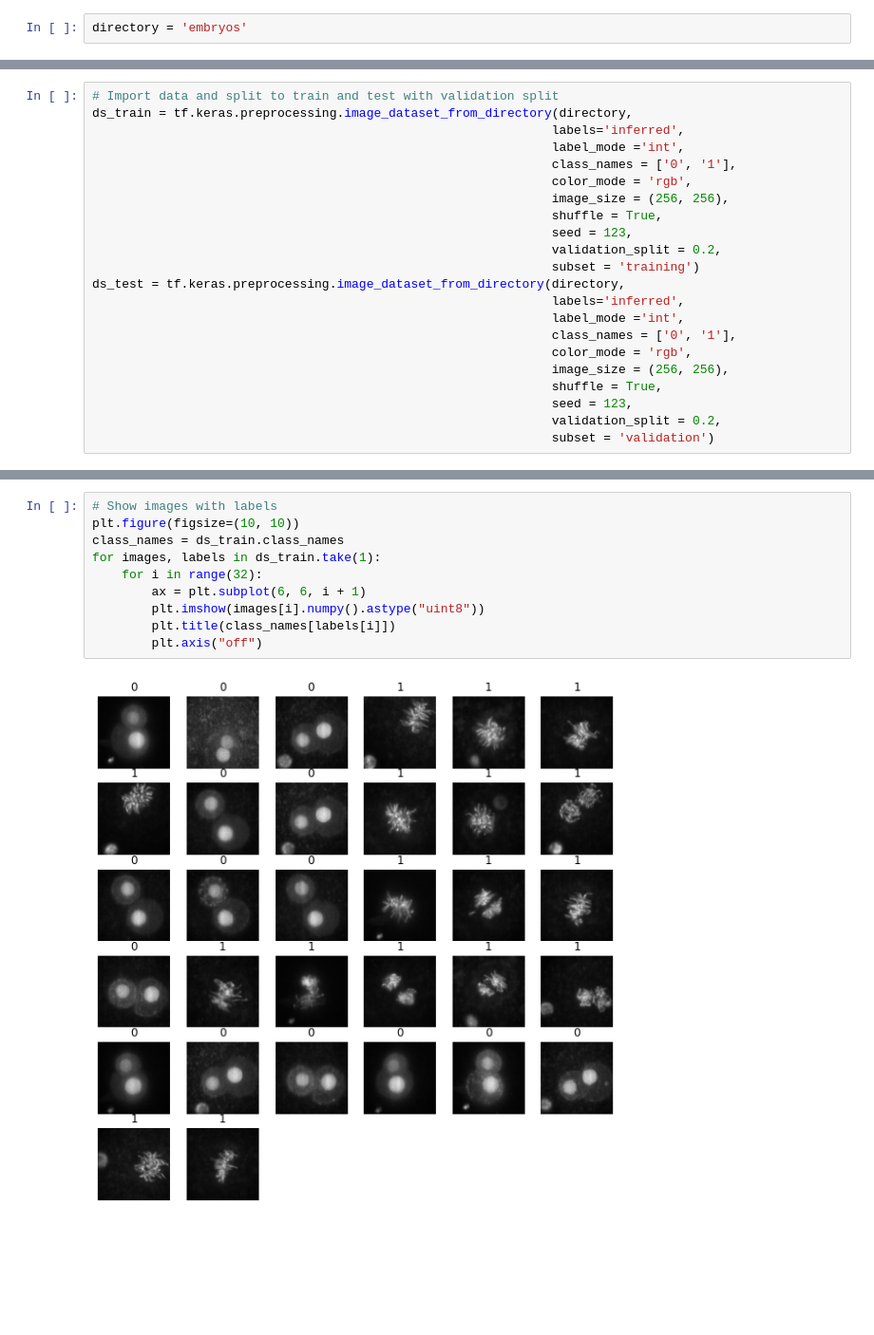
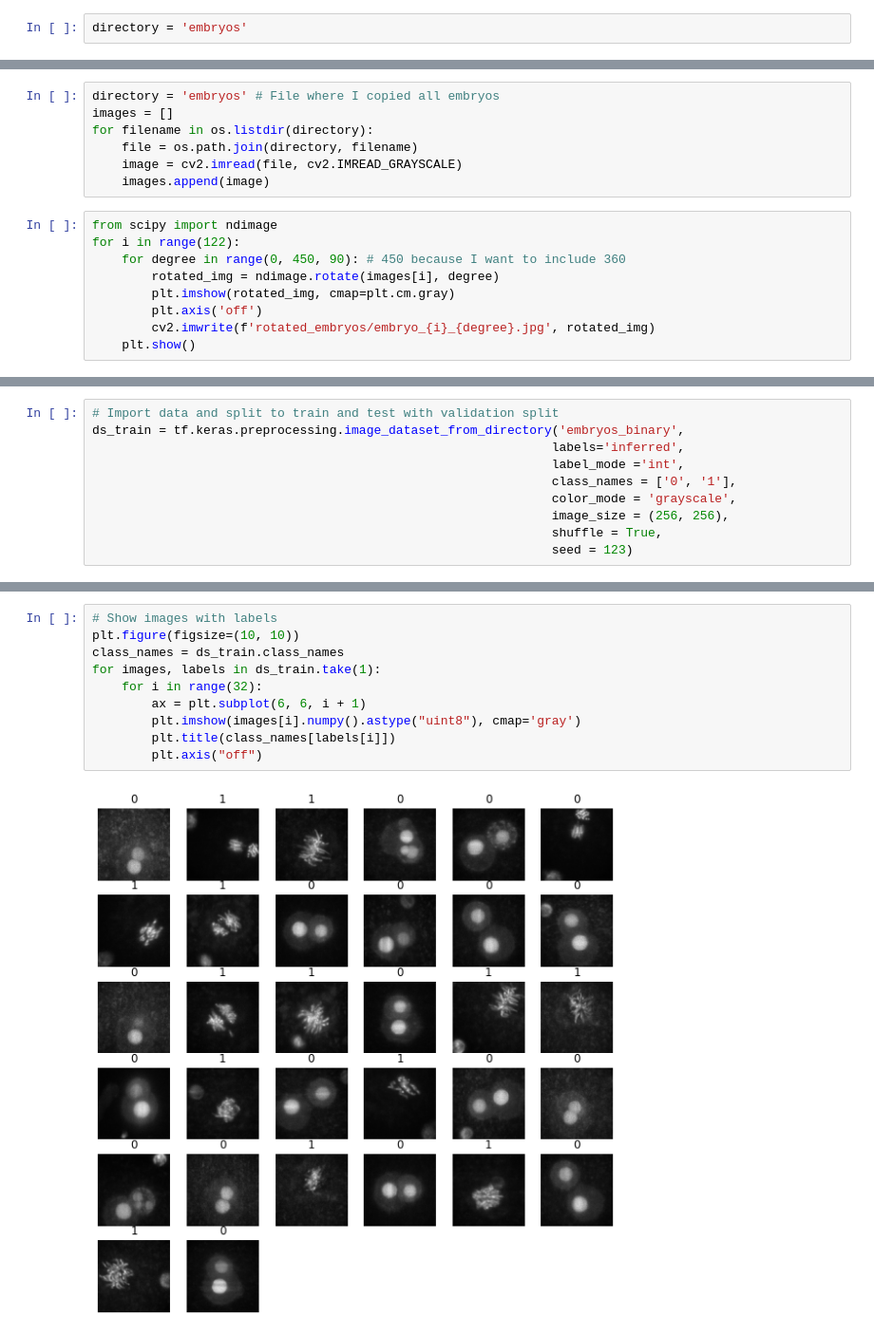
Before and after one commit to tomasduricek/Zygote_mitosis_detection, a Jupyter notebook: image_classification_CNN.ipynb, the cells around one changed output, grey strips where cells are left out. Shown at 95% size. Drawn from its saved outputs; the diff is of its cells as text; blank space fills up the shorter version.

```diff
--- a/image_classification_CNN.ipynb
+++ b/image_classification_CNN.ipynb
@@ -19,0 +23,16 @@ directory = 'embryos'
+# %%
+directory = 'embryos' # File where I copied all embryos
+images = []
+for filename in os.listdir(directory):
+    file = os.path.join(directory, filename)
+    image = cv2.imread(file, cv2.IMREAD_GRAYSCALE)
+    images.append(image)
+# %%
+from scipy import ndimage
+for i in range(122):
+    for degree in range(0, 450, 90): # 450 because I want to include 360
+        rotated_img = ndimage.rotate(images[i], degree)
+        plt.imshow(rotated_img, cmap=plt.cm.gray)
+        plt.axis('off')
+        cv2.imwrite(f'rotated_embryos/embryo_{i}_{degree}.jpg', rotated_img)
+    plt.show()
@@ -20,23 +41,11 @@ directory = 'embryos'
 # %%
 # Import data and split to train and test with validation split
-ds_train = tf.keras.preprocessing.image_dataset_from_directory(directory,
+ds_train = tf.keras.preprocessing.image_dataset_from_directory('embryos_binary',
                                                               labels='inferred',
                                                               label_mode ='int',
                                                               class_names = ['0', '1'],
-                                                              color_mode = 'rgb',
+                                                              color_mode = 'grayscale',
                                                               image_size = (256, 256),
                                                               shuffle = True,
-                                                              seed = 123,
-                                                              validation_split = 0.2,
-                                                              subset = 'training')
-ds_test = tf.keras.preprocessing.image_dataset_from_directory(directory,
-                                                              labels='inferred',
-                                                              label_mode ='int',
-                                                              class_names = ['0', '1'],
-                                                              color_mode = 'rgb',
-                                                              image_size = (256, 256),
-                                                              shuffle = True,
-                                                              seed = 123,
-                                                              validation_split = 0.2,
-                                                              subset = 'validation')
+                                                              seed = 123)
 # %% [output]
@@ -47,12 +53,12 @@ Using 43 files for validation.
 # %%
 # Show images with labels
 plt.figure(figsize=(10, 10))
 class_names = ds_train.class_names
 for images, labels in ds_train.take(1):
     for i in range(32):
         ax = plt.subplot(6, 6, i + 1)
-        plt.imshow(images[i].numpy().astype("uint8"))
+        plt.imshow(images[i].numpy().astype("uint8"), cmap='gray')
         plt.title(class_names[labels[i]])
         plt.axis("off")
 # %% [output]
-[figure, old version]
+[figure, new version]
```
Also changed, not shown: parts of 31 cells of this notebook, 2 other files.
